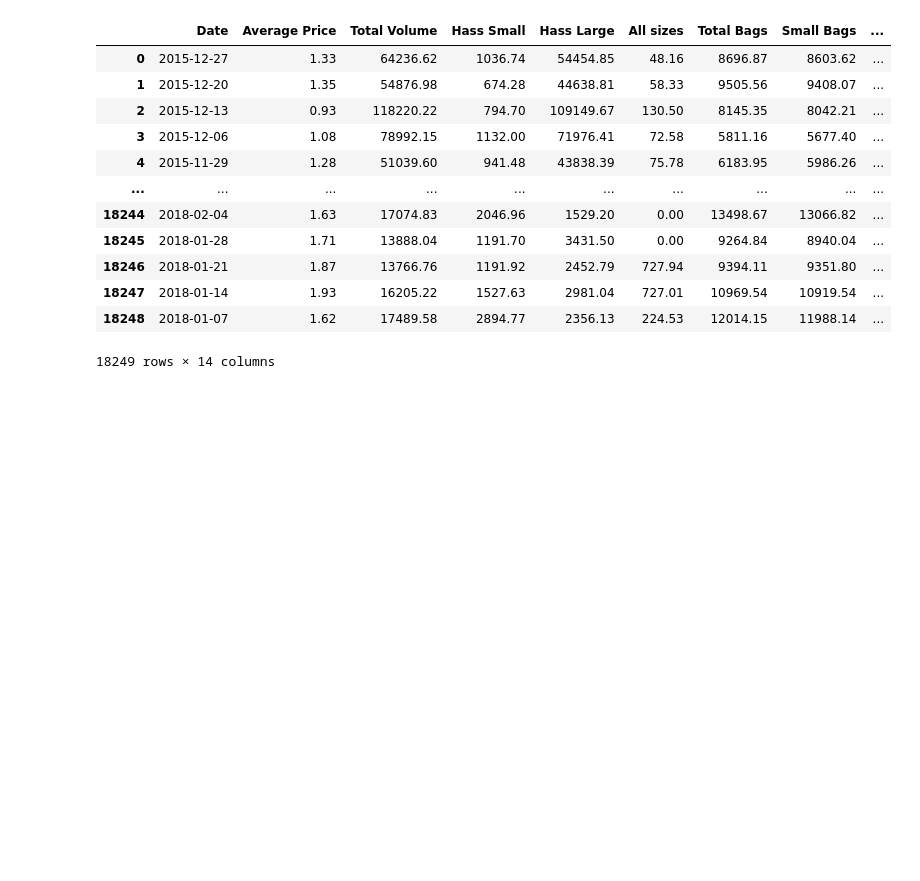
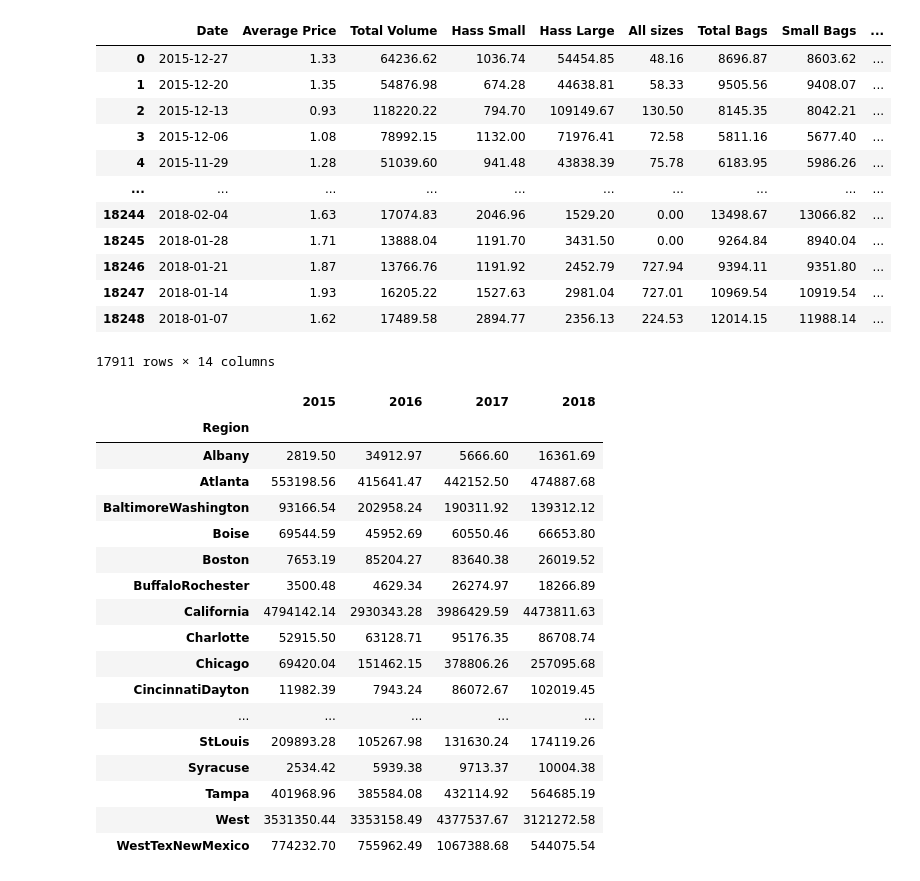
Before and after one commit to busy0312/Porject-1_-Team5, a Jupyter notebook: Avocados.ipynb, the cells around one changed output. Saved outputs shown, nothing was run; the diff lists cells and outputs as text; code cells hidden in the pictures; blank space fills up the shorter version.

```diff
--- a/Avocados.ipynb
+++ b/Avocados.ipynb
@@ -12,5 +13,7 @@ avocado_data = pd.read_csv(file_to_load)
 avocado_data=pd.DataFrame(avocado_data)
 # %%
+delete_row = avocado_data[avocado_data["region"]=='TotalUS'].index
+avocado_data= avocado_data.drop(delete_row)
 avocado_data=avocado_data.drop(columns='Unnamed: 0',axis=1)
 avocado_data
 # %% [output]
@@ -56,4 +59,38 @@ avocado_data
 | 18246 | 2018-01-21 | 1.87 | 13766.76 | 1191.92 | 2452.79 | 727.94 | 9394.11 | 9351.80 | ... |
 | 18247 | 2018-01-14 | 1.93 | 16205.22 | 1527.63 | 2981.04 | 727.01 | 10969.54 | 10919.54 | ... |
 | 18248 | 2018-01-07 | 1.62 | 17489.58 | 2894.77 | 2356.13 | 224.53 | 12014.15 | 11988.14 | ... |
-18249 rows × 14 columns
+17911 rows × 14 columns
+# %%
+data15=avocado_data[avocado_data['Year']==2015].groupby('Region')
+data16=avocado_data[avocado_data['Year']==2016].groupby('Region')
+data17=avocado_data[avocado_data['Year']==2017].groupby('Region')
+data18=avocado_data[avocado_data['Year']==2018].groupby('Region')
+small5=data15['Hass Small'].max()
+small6=data16['Hass Small'].max()
+small7=data17['Hass Small'].max()
+small8=data18['Hass Small'].max()
+hasssmall_sum=pd.DataFrame({"2015": small5,
+                            "2016":small6,
+                              "2017":small7,
+                              "2018":small8
+                              })
+hasssmall_sum
+# %% [output]
+|  | 2015 | 2016 | 2017 | 2018 |
+| Region |  |  |  |  |
+| Albany | 2819.50 | 34912.97 | 5666.60 | 16361.69 |
+| Atlanta | 553198.56 | 415641.47 | 442152.50 | 474887.68 |
+| BaltimoreWashington | 93166.54 | 202958.24 | 190311.92 | 139312.12 |
+| Boise | 69544.59 | 45952.69 | 60550.46 | 66653.80 |
+| Boston | 7653.19 | 85204.27 | 83640.38 | 26019.52 |
+| BuffaloRochester | 3500.48 | 4629.34 | 26274.97 | 18266.89 |
+| California | 4794142.14 | 2930343.28 | 3986429.59 | 4473811.63 |
+| Charlotte | 52915.50 | 63128.71 | 95176.35 | 86708.74 |
+| Chicago | 69420.04 | 151462.15 | 378806.26 | 257095.68 |
+| CincinnatiDayton | 11982.39 | 7943.24 | 86072.67 | 102019.45 |
+| ... | ... | ... | ... | ... |
+| StLouis | 209893.28 | 105267.98 | 131630.24 | 174119.26 |
+| Syracuse | 2534.42 | 5939.38 | 9713.37 | 10004.38 |
+| Tampa | 401968.96 | 385584.08 | 432114.92 | 564685.19 |
+| West | 3531350.44 | 3353158.49 | 4377537.67 | 3121272.58 |
+| WestTexNewMexico | 774232.70 | 755962.49 | 1067388.68 | 544075.54 |
```
Also changed, not shown: parts of 6 cells of this notebook.
